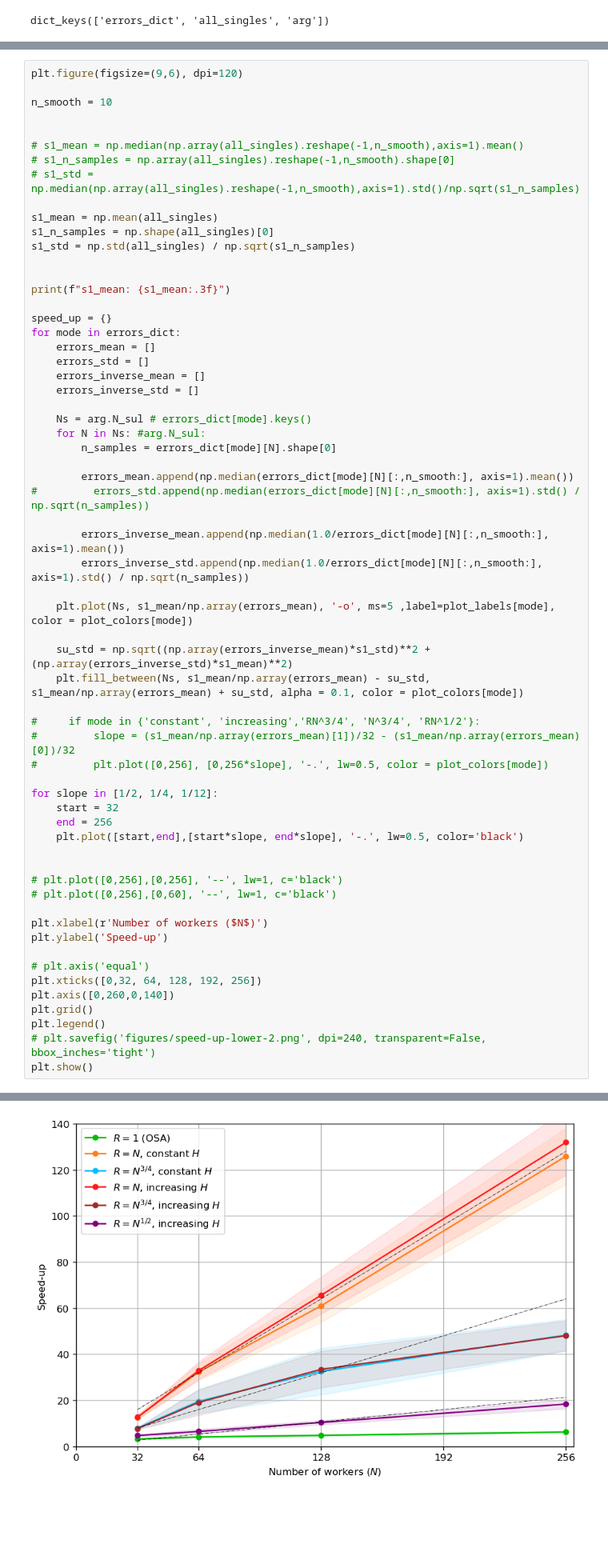
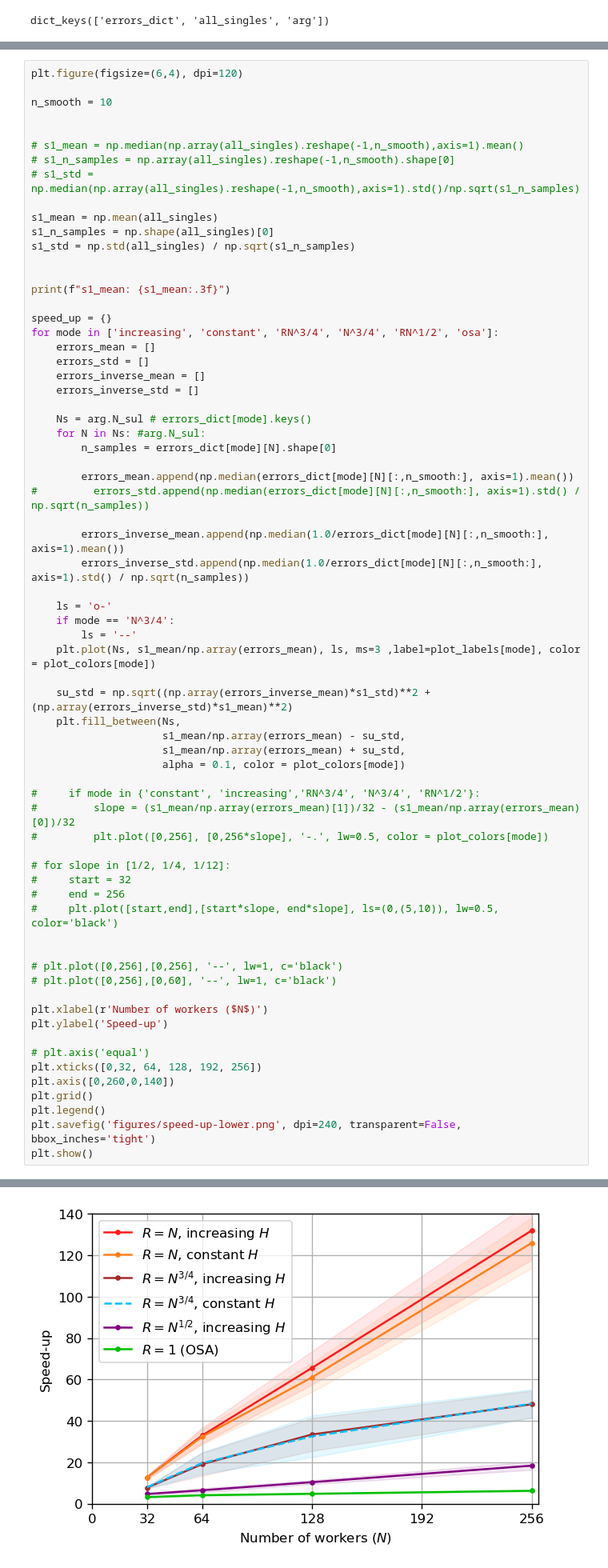
Before and after one commit to spiridonoff/Local-SGD, a Jupyter notebook: quadratic_double.ipynb, the cells around one changed output, grey strips where cells are left out. Shown: that part at 80% size. Saved outputs shown, nothing was run; the diff lists cells and outputs as text; blank space fills up the shorter version.

Commit message:
produce speed-up plot large T

```diff
--- a/quadratic_double.ipynb
+++ b/quadratic_double.ipynb
@@ -536,7 +534,7 @@ plot_colors = {
 #     'RN^1/4': 'brown',
 }
 # %%
-plt.figure(figsize=(9,6), dpi=120)
+plt.figure(figsize=(6,4), dpi=120)
 
 n_smooth = 10
 
@@ -553,7 +551,7 @@ s1_std = np.std(all_singles) / np.sqrt(s1_n_samples)
 print(f"s1_mean: {s1_mean:.3f}")
 
 speed_up = {}
-for mode in errors_dict:
+for mode in ['increasing', 'constant', 'RN^3/4', 'N^3/4', 'RN^1/2', 'osa']:
     errors_mean = []
     errors_std = []
     errors_inverse_mean = []
@@ -565,38 +563,44 @@ for mode in errors_dict:
 
         errors_mean.append(np.median(errors_dict[mode][N][:,n_smooth:], axis=1).mean())
 #         errors_std.append(np.median(errors_dict[mode][N][:,n_smooth:], axis=1).std() / np.sqrt(n_samples))
 
         errors_inverse_mean.append(np.median(1.0/errors_dict[mode][N][:,n_smooth:], axis=1).mean())
         errors_inverse_std.append(np.median(1.0/errors_dict[mode][N][:,n_smooth:], axis=1).std() / np.sqrt(n_samples))
 
-    plt.plot(Ns, s1_mean/np.array(errors_mean), '-o', ms=5 ,label=plot_labels[mode], color = plot_colors[mode])
+    ls = 'o-'
+    if mode == 'N^3/4':
+        ls = '--'
+    plt.plot(Ns, s1_mean/np.array(errors_mean), ls, ms=3 ,label=plot_labels[mode], color = plot_colors[mode])
 
     su_std = np.sqrt((np.array(errors_inverse_mean)*s1_std)**2 + (np.array(errors_inverse_std)*s1_mean)**2)
-    plt.fill_between(Ns, s1_mean/np.array(errors_mean) - su_std, s1_mean/np.array(errors_mean) + su_std, alpha = 0.1, color = plot_colors[mode])
+    plt.fill_between(Ns,
+                     s1_mean/np.array(errors_mean) - su_std,
+                     s1_mean/np.array(errors_mean) + su_std,
+                     alpha = 0.1, color = plot_colors[mode])
 
 #     if mode in {'constant', 'increasing','RN^3/4', 'N^3/4', 'RN^1/2'}:
 #         slope = (s1_mean/np.array(errors_mean)[1])/32 - (s1_mean/np.array(errors_mean)[0])/32
 #         plt.plot([0,256], [0,256*slope], '-.', lw=0.5, color = plot_colors[mode])
 
-for slope in [1/2, 1/4, 1/12]:
-    start = 32
-    end = 256
-    plt.plot([start,end],[start*slope, end*slope], '-.', lw=0.5, color='black')
+# for slope in [1/2, 1/4, 1/12]:
+#     start = 32
+#     end = 256
+#     plt.plot([start,end],[start*slope, end*slope], ls=(0,(5,10)), lw=0.5, color='black')
 
 
 # plt.plot([0,256],[0,256], '--', lw=1, c='black')
 # plt.plot([0,256],[0,60], '--', lw=1, c='black')
 
 plt.xlabel(r'Number of workers ($N$)')
 plt.ylabel('Speed-up')
 
 # plt.axis('equal')
 plt.xticks([0,32, 64, 128, 192, 256])
 plt.axis([0,260,0,140])
 plt.grid()
 plt.legend()
-# plt.savefig('figures/speed-up-lower-2.png', dpi=240, transparent=False, bbox_inches='tight')
+plt.savefig('figures/speed-up-lower.png', dpi=240, transparent=False, bbox_inches='tight')
 plt.show()
 # %% [output]
 s1_mean: 0.005
-[figure, old version]
+[figure, new version]
```
Also changed, not shown: parts of 4 cells of this notebook.
